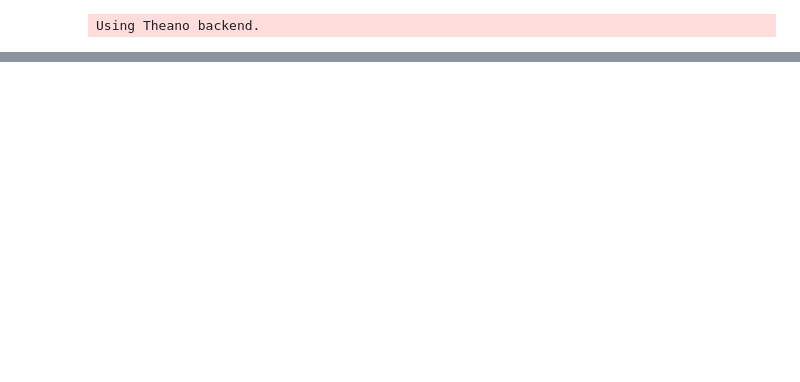
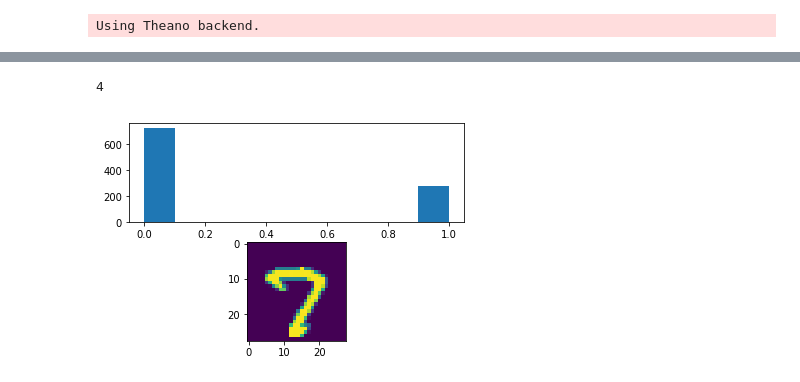
Before and after one commit to rab170/Bayesian-Neural-Networks, a Jupyter notebook: simple_BNN.ipynb, the cells around one changed output, grey strips where cells are left out. Cells and saved outputs as stored; diff of their text form; code cells hidden in the pictures; blank space fills up the shorter version.

```diff
--- a/simple_BNN.ipynb
+++ b/simple_BNN.ipynb
@@ -111,0 +145,12 @@ Accuracy = 100.0%
+# %%
+n = 1
+confident = [i for i, b in enumerate(stds > 0.4449) if b]
+i = confident[n]
+print i
+
+f, (ax1, ax2) = plt.subplots(2, 1)
+ax1.hist(ppc['out'][:, i]);
+ax2.imshow(sevens[i].reshape(28,28));
+# %% [output]
+4
+[figure, added]
```
Also changed, not shown: parts of 11 cells of this notebook.
